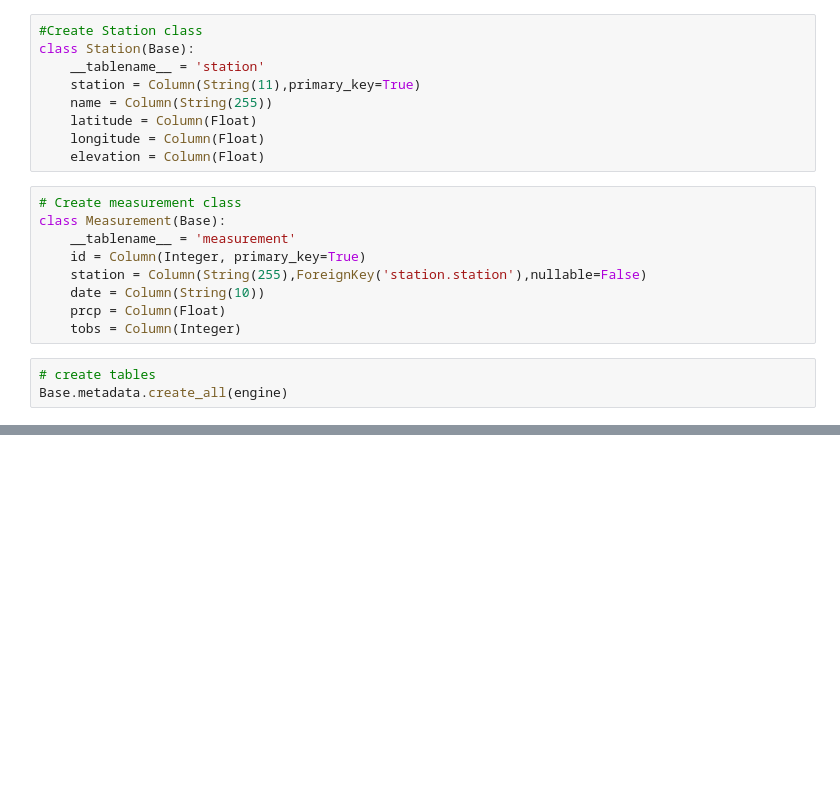
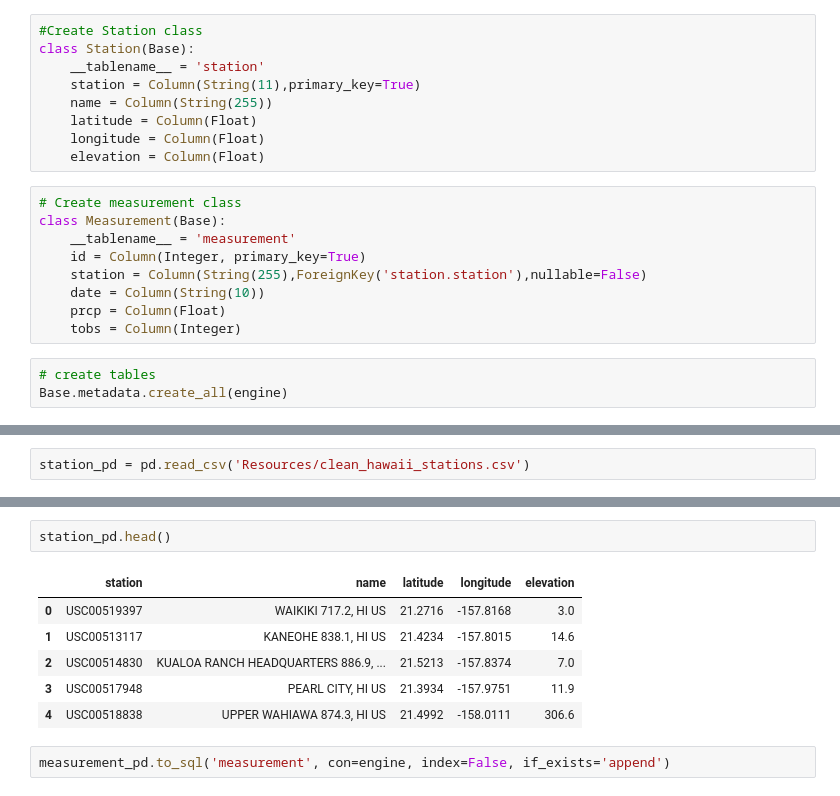
Before and after one commit to penguinistakc/surfs_up, a Jupyter notebook: database_engineering.ipynb, the cells around one changed output, grey strips where cells are left out. Saved outputs shown, nothing was run; the diff lists cells and outputs as text; blank space fills up the shorter version.

Commit message:
database_engineering completed

```diff
--- a/database_engineering.ipynb
+++ b/database_engineering.ipynb
@@ -36,0 +43,2 @@ Base.metadata.create_all(engine)
+# %%
+station_pd = pd.read_csv('Resources/clean_hawaii_stations.csv')
@@ -36,0 +54,11 @@ Base.metadata.create_all(engine)
+# %%
+station_pd.head()
+# %% [output]
+|  | station | name | latitude | longitude | elevation |
+| 0 | USC00519397 | WAIKIKI 717.2, HI US | 21.2716 | -157.8168 | 3.0 |
+| 1 | USC00513117 | KANEOHE 838.1, HI US | 21.4234 | -157.8015 | 14.6 |
+| 2 | USC00514830 | KUALOA RANCH HEADQUARTERS 886.9, ... | 21.5213 | -157.8374 | 7.0 |
+| 3 | USC00517948 | PEARL CITY, HI US | 21.3934 | -157.9751 | 11.9 |
+| 4 | USC00518838 | UPPER WAHIAWA 874.3, HI US | 21.4992 | -158.0111 | 306.6 |
+# %%
+measurement_pd.to_sql('measurement', con=engine, index=False, if_exists='append')
```
Also changed, not shown: parts of 10 cells of this notebook, 4 other files.
